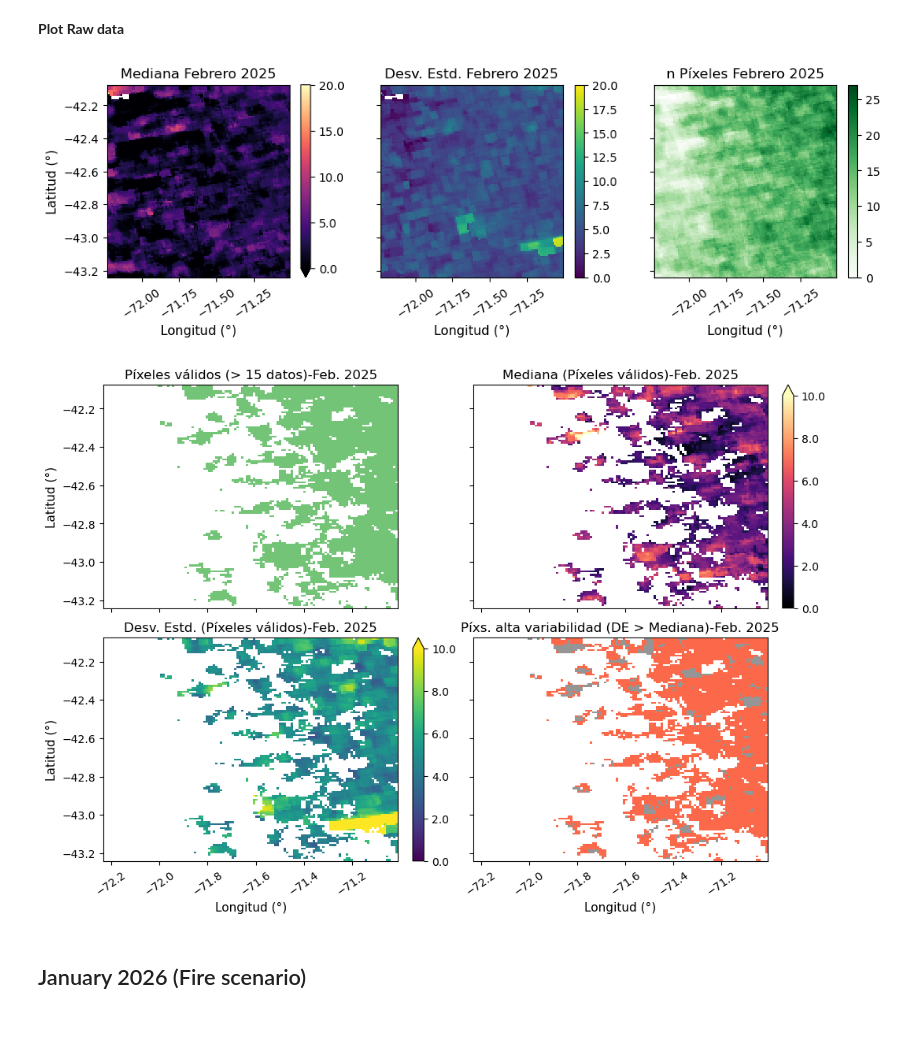
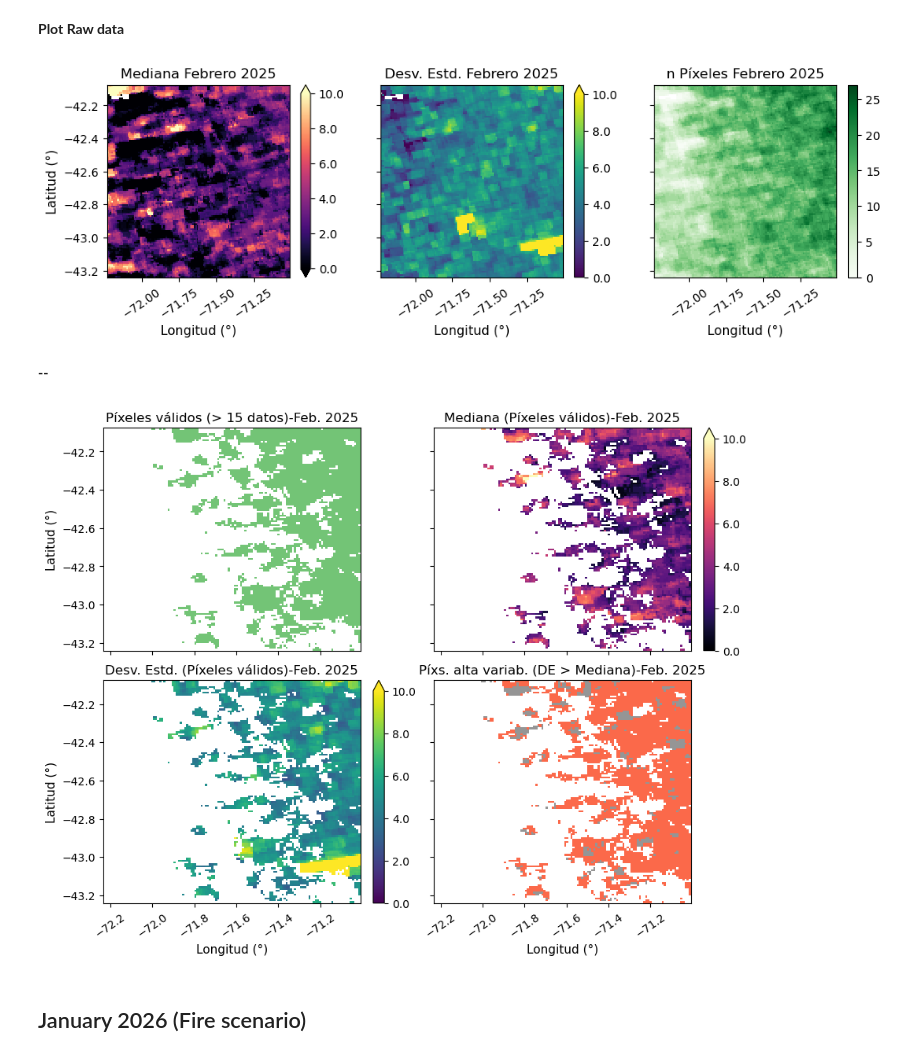
Before and after one commit to francobarrionuevoenv21/MAIE_devs_pub, a Jupyter notebook: Teledt_ambiental/TP5_NO2/TP5_NO2gee.ipynb, the cells around one changed output. Drawn from its saved outputs; the diff is of its cells as text; code cells hidden in the pictures; blank space fills up the shorter version.

```diff
--- a/Teledt_ambiental/TP5_NO2/TP5_NO2gee.ipynb
+++ b/Teledt_ambiental/TP5_NO2/TP5_NO2gee.ipynb
@@ -29,13 +29,13 @@ ds_path03 = xr.open_dataset(band_path03, engine="rasterio", masked=True)
 # %%
 fig, ax = plt.subplots(1, 3, figsize=(12, 3), sharey=True)
 
-ds_path01.band_data.plot(ax=ax[0], vmin=0, vmax=20, cmap='magma',
+ds_path01.band_data.plot(ax=ax[0], vmin=0, vmax=10, cmap='magma',
     cbar_kwargs={"label": None, "format": '%.1f'})
 ax[0].set_title('Mediana Febrero 2025')
 ax[0].set_ylabel('Latitud (°)', size=11)
 ax[0].set_xlabel('Longitud (°)', size=11)
 ax[0].tick_params(axis='x', labelrotation=35)
-ds_path02.band_data.plot(ax=ax[1], vmin=0, vmax=20, cmap='viridis',
+ds_path02.band_data.plot(ax=ax[1], vmin=0, vmax=10, cmap='viridis',
     cbar_kwargs={"label": None, "format": '%.1f'})
 ax[1].set_title('Desv. Estd. Febrero 2025')
 ax[1].set_ylabel(None)
@@ -47,9 +47,12 @@ ax[2].set_ylabel(None)
 ax[2].set_xlabel('Longitud (°)', size=11)
 ax[2].tick_params(axis='x', labelrotation=35)
 # %% [output]
-[figure, old version]
+[figure, new version]
+# %% [markdown]
+**--**
 # %%
-fig, ax = plt.subplots(2, 2, figsize=(10, 7),
+# Set the figure and subplots
+fig, ax = plt.subplots(2, 2, figsize=(9, 7),
     sharey=True, sharex=True,
     constrained_layout=True)
 
@@ -64,35 +67,35 @@ ax[0, 0].set_ylabel('Latitud (°)', size=11)
 ax[0, 0].set_xlabel(None)
 
 ## Median values for valid pixels
 med_val_01 = ds_path01.band_data.where(mask_01)
 med_val_01.plot(ax=ax[0, 1], cmap='magma', vmin=0, vmax=10,
     cbar_kwargs={"label": None, "format": '%.1f'})
 ax[0, 1].set_title('Mediana (Píxeles válidos)-Feb. 2025')
 ax[0, 1].set_ylabel(None)
 ax[0, 1].set_xlabel(None)
 
 ##-
 std_val_01 = ds_path02.band_data.where(mask_01)
 std_val_01.plot(ax=ax[1, 0], cmap='viridis', vmin=0, vmax=10,
     cbar_kwargs={"label": None, "format": '%.1f'})
 ax[1, 0].set_title('Desv. Estd. (Píxeles válidos)-Feb. 2025')
 ax[1, 0].set_ylabel('Latitud (°)', size=11)
 ax[1, 0].set_xlabel('Longitud (°)', size=11)
 ax[1, 0].tick_params(axis='x', labelrotation=35)
 ##-
 stdMed_val_01 = xr.where(std_val_01>med_val_01, 1, np.nan)
 n_val_01.plot(ax=ax[1, 1], add_colorbar=False, cmap='Grays') # add background layer for pixels with std < median
 stdMed_val_01.plot(ax=ax[1, 1], add_colorbar=False, cmap='Reds')
-ax[1, 1].set_title('Píxs. alta variabilidad (DE > Mediana)-Feb. 2025')
+ax[1, 1].set_title('Píxs. alta variab. (DE > Mediana)-Feb. 2025')
 ax[1, 1].set_ylabel(None)
 ax[1, 1].set_xlabel('Longitud (°)', size=11)
 ax[1, 1].tick_params(axis='x', labelrotation=35)
 
 # NOTA
 # mediana > sd ==> poca variabilidad
 # mediana < sd ==> alta variabilidad
 # %% [output]
-[figure, old version]
+[figure, new version]
 # %% [markdown]
 ## January 2026 (Fire scenario)
 # %% [markdown]
```
Also changed, not shown: parts of 2 cells of this notebook, 41 other files.
